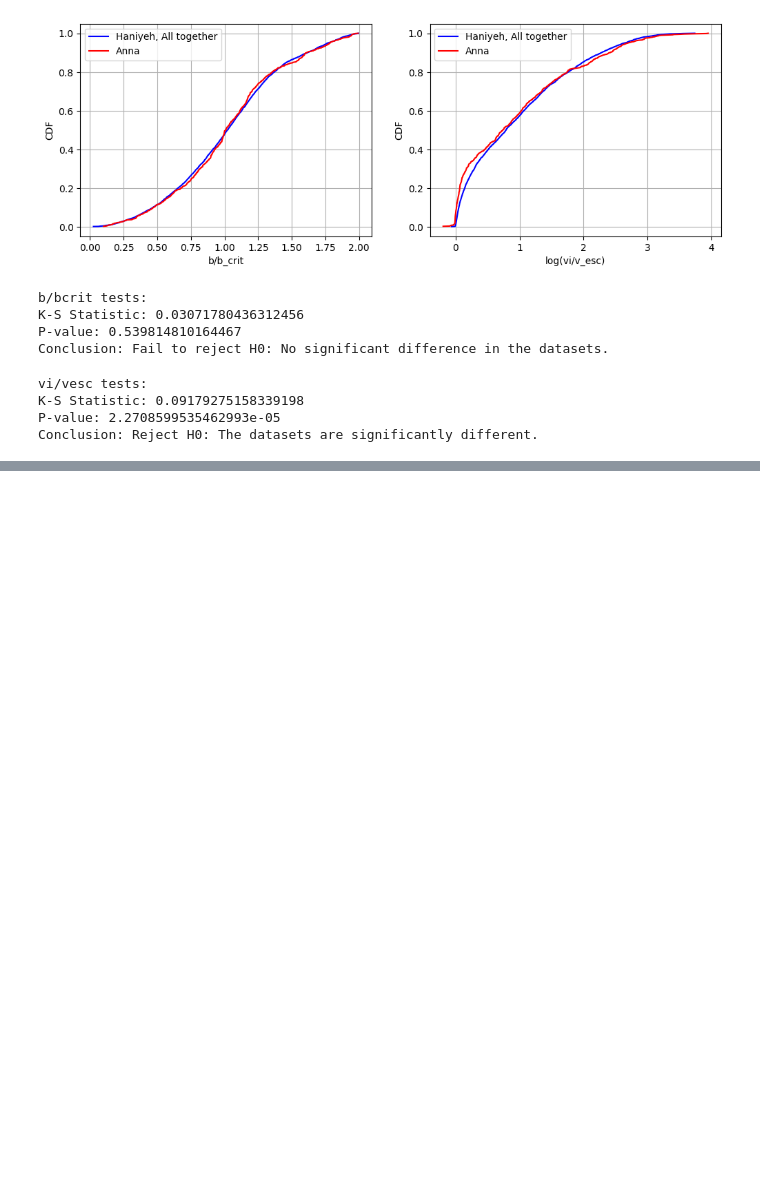
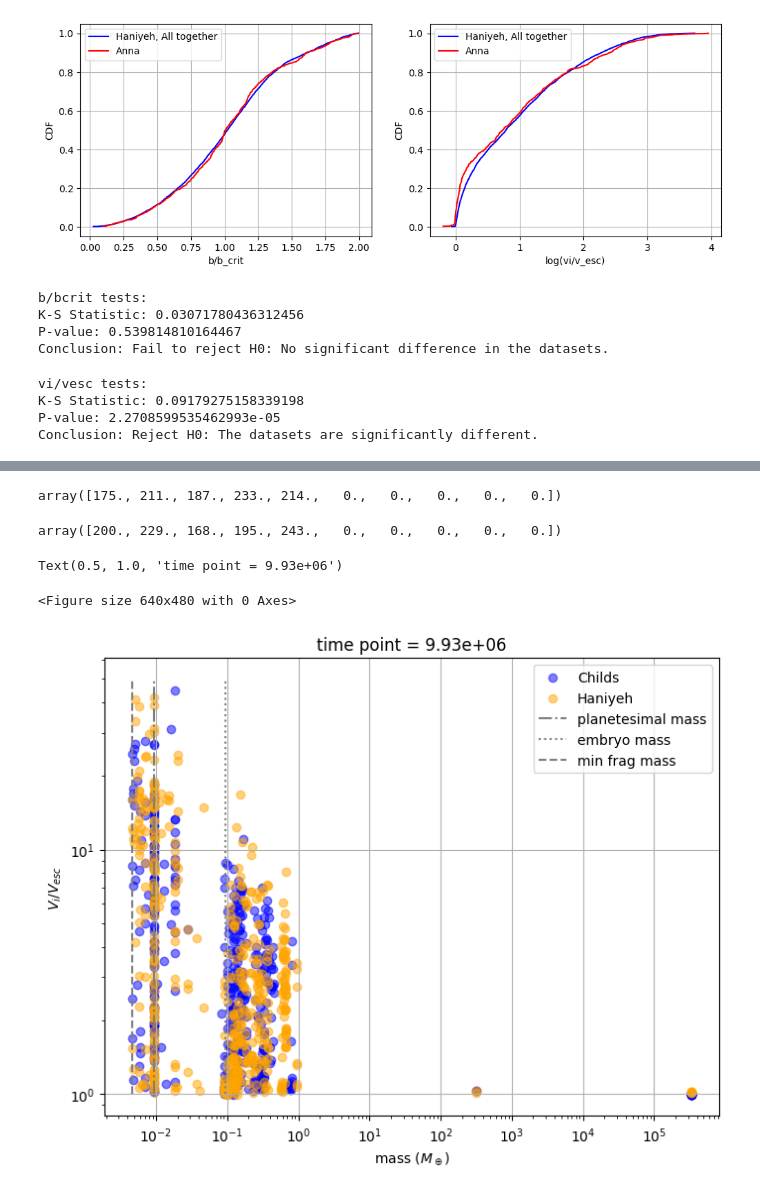
Before and after one commit to haniyehtajer/planetgarten, a Jupyter notebook: simulation_results/report_dec18.ipynb, the cells around one changed output, grey strips where cells are left out. Drawn from its saved outputs; the diff is of its cells as text; code cells hidden in the pictures; blank space fills up the shorter version.

```diff
--- a/simulation_results/report_dec18.ipynb
+++ b/simulation_results/report_dec18.ipynb
@@ -359,0 +429,32 @@ def extract_data_outfile(file_path):
+# %%
+bounce_count_childs
+# %% [output]
+array([175., 211., 187., 233., 214.,   0.,   0.,   0.,   0.,   0.])
+# %%
+bounce_count_honey
+# %% [output]
+array([200., 229., 168., 195., 243.,   0.,   0.,   0.,   0.,   0.])
+# %%
+plt.clf()
+
+plt.figure(figsize=(8,6))
+
+plt.scatter(pd.to_numeric(childs_1['Mt']) * sol_to_earth, childs_1['Vimp/Vesc'], color = 'blue', label = 'Childs', alpha=0.5)
+plt.scatter(pd.to_numeric(h_df_1['Mt']) * sol_to_earth, h_df_1['Vimp/Vesc'], color = 'orange', label = 'Haniyeh', alpha=0.5)
+
+plt.plot([m_pl, m_pl], [1, 50], ls = '-.', color='grey', label = 'planetesimal mass')
+plt.plot([m_emb, m_emb], [1, 50], ls = 'dotted', color='grey', label = 'embryo mass')
+plt.plot([min_frag_mass, min_frag_mass], [1, 50], ls = '--', color='grey', label = 'min frag mass')
+
+plt.legend()
+plt.xlabel(r'mass ($M_\oplus$)')
+plt.ylabel(r'$V_{i}/V_{esc}$')
+plt.grid(True)
+plt.xscale('log')
+plt.yscale('log')
+time_point = np.max(h_df_1['time'])
+plt.title(f'time point = {time_point:.2e}')
+# %% [output]
+Text(0.5, 1.0, 'time point = 9.93e+06')
+<Figure size 640x480 with 0 Axes>
+[figure, added]
```
Also changed, not shown: parts of 14 cells of this notebook.
